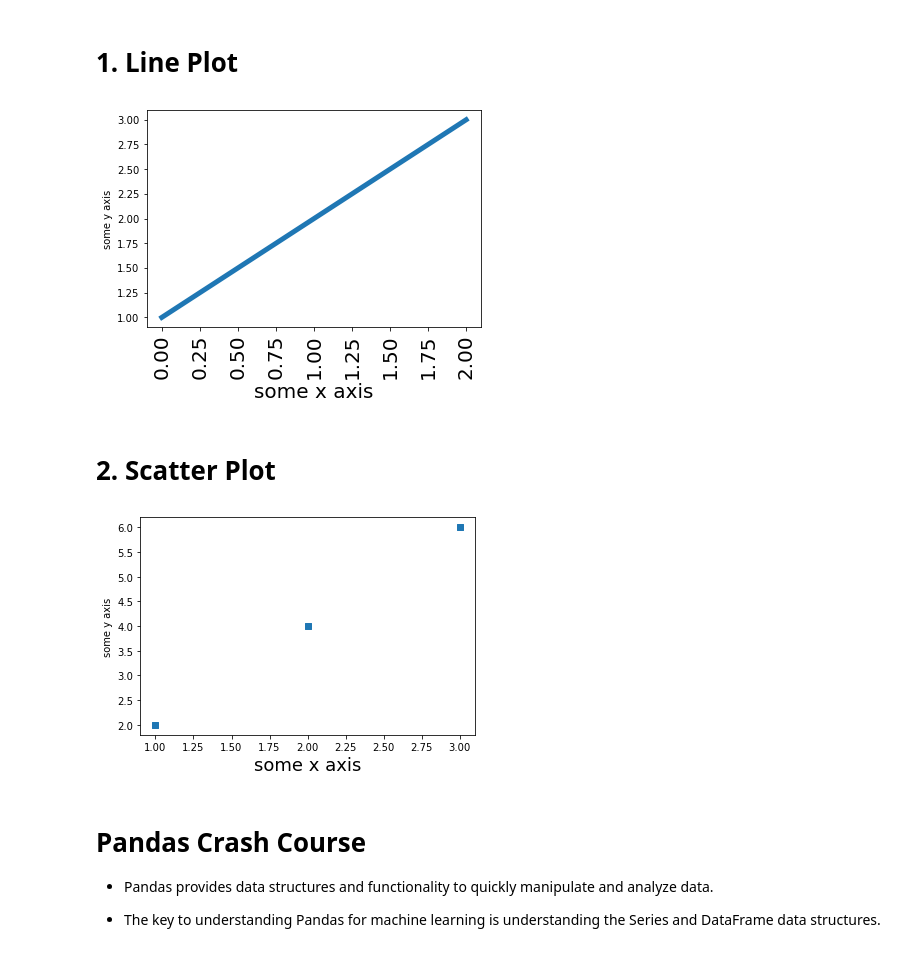
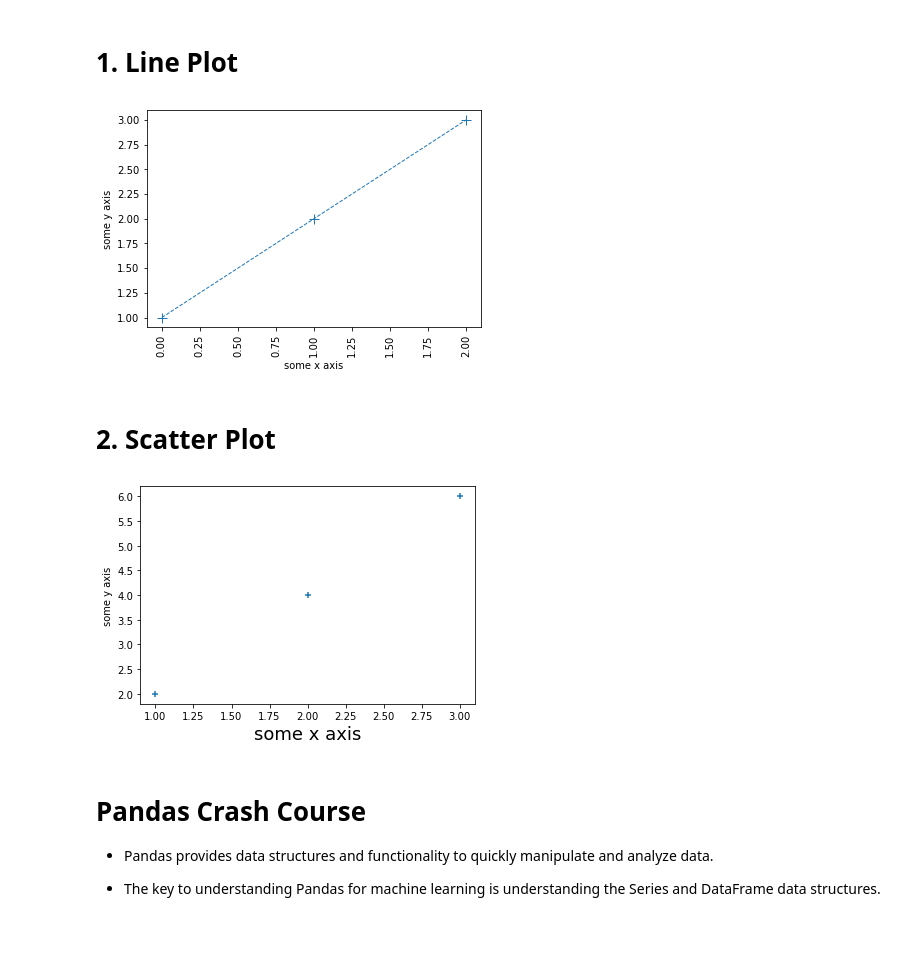
Before and after one commit to RahmanPeimankar/aml-sdu-f24, a Jupyter notebook: Lecture 2/aml_2_python_basics.ipynb, the cells around one changed output. Drawn from its saved outputs; the diff is of its cells as text; code cells hidden in the pictures.

```diff
--- a/Lecture 2/aml_2_python_basics.ipynb
+++ b/Lecture 2/aml_2_python_basics.ipynb
@@ -334,25 +337,25 @@ Matplotlib can be used for creating plots and charts. The library is generally u
 # %%
 import matplotlib.pyplot as plt
 import numpy
 myarray = numpy.array([1, 2, 3])
-plt.plot(myarray, lw=5, markersize=20)
-plt.xlabel('some x axis', fontsize=20)
+plt.plot(myarray, lw=1, markersize=10, ls='--', marker='+')
+plt.xlabel('some x axis', fontsize=10)
 plt.ylabel('some y axis')
-plt.xticks(fontsize=20, rotation=90)
+plt.xticks(fontsize=10, rotation=90)
 plt.show()
 # %% [output]
-[figure, old version]
+[figure, new version]
 # %% [markdown]
 # 2. Scatter Plot
 # %%
 x = numpy.array([1, 2, 3])
 y = numpy.array([2, 4, 6])
-plt.scatter(x,y, marker='s')
+plt.scatter(x,y, marker='+')
 plt.xlabel('some x axis', fontsize=18)
 plt.ylabel('some y axis')
 plt.show()
 # %% [output]
-[figure, old version]
+[figure, new version]
 # %% [markdown]
 # Pandas Crash Course
 + Pandas provides data structures and functionality to quickly manipulate and analyze data.
```
Also changed, not shown: parts of 8 cells of this notebook, 22 other files.
